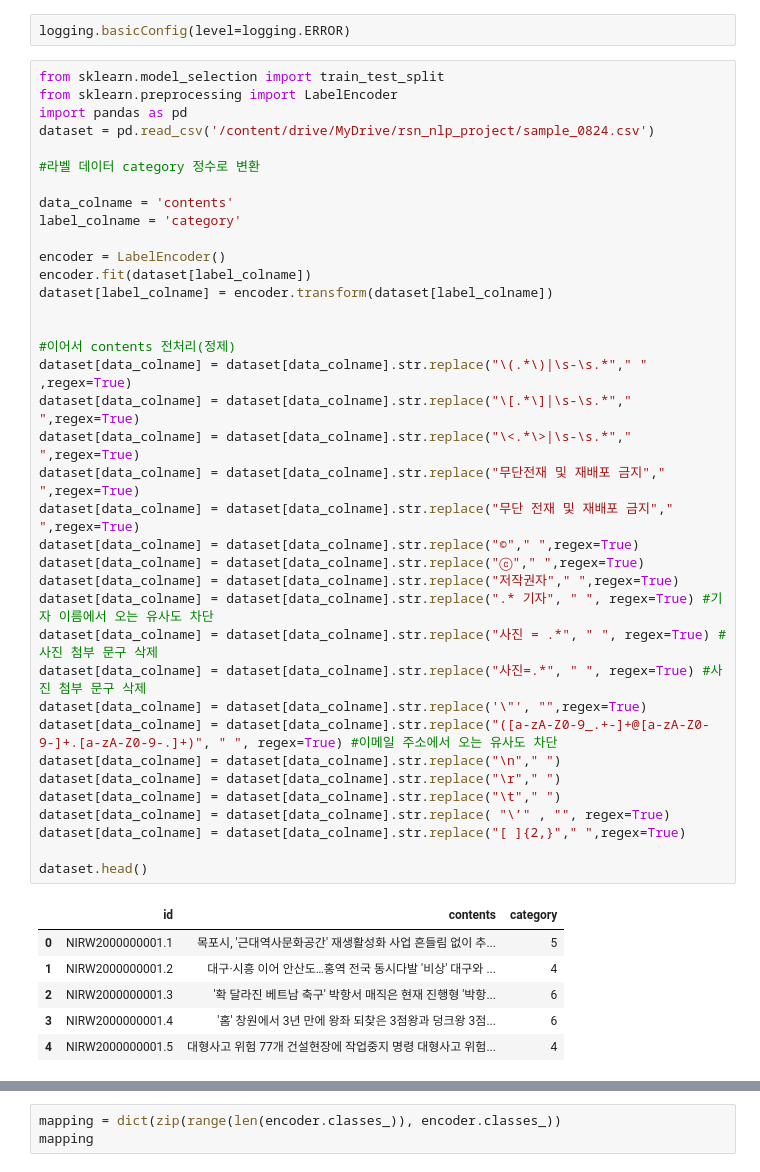
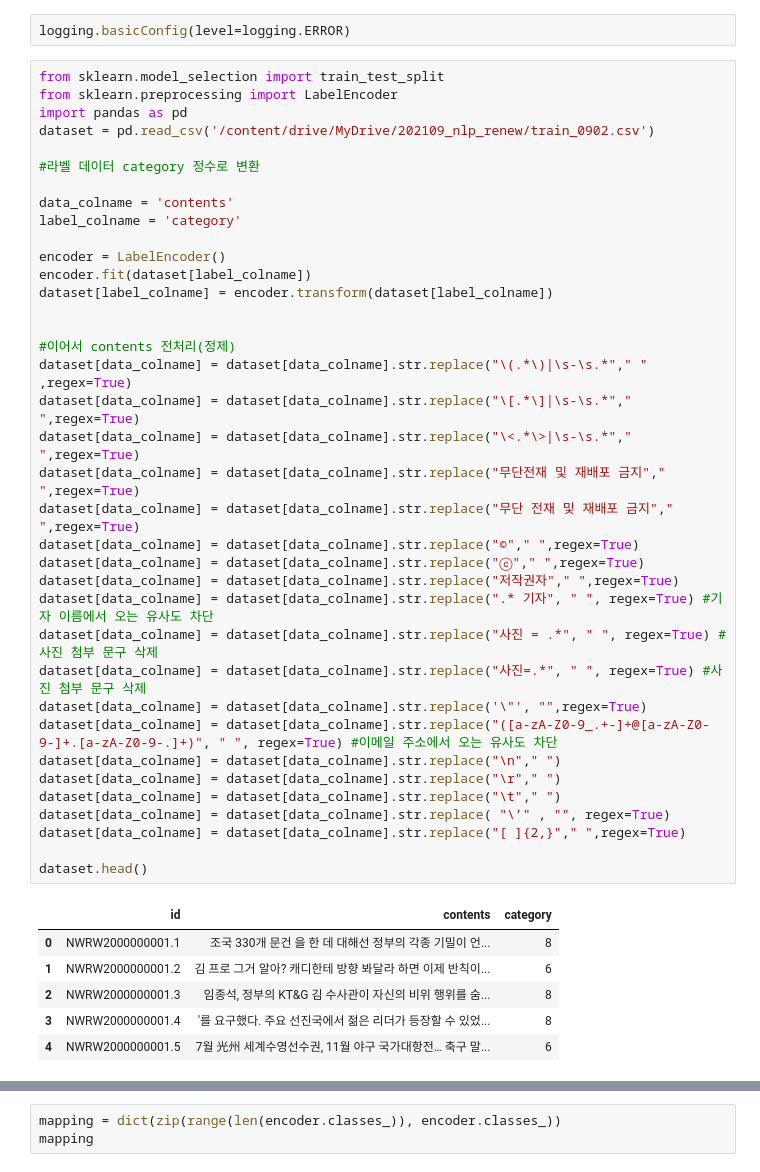
Before and after one commit to cateto/python4NLP, a Jupyter notebook: kobert/tensorflow_Kobert_주제분류_TPU.ipynb, the cells around one changed output, grey strips where cells are left out. Drawn from its saved outputs; the diff is of its cells as text.

```diff
--- a/kobert/tensorflow_Kobert_주제분류_TPU.ipynb
+++ b/kobert/tensorflow_Kobert_주제분류_TPU.ipynb
@@ -55,7 +55,7 @@ logging.basicConfig(level=logging.ERROR)
 from sklearn.model_selection import train_test_split
 from sklearn.preprocessing import LabelEncoder
 import pandas as pd
-dataset = pd.read_csv('/content/drive/MyDrive/rsn_nlp_project/sample_0824.csv')
+dataset = pd.read_csv('/content/drive/MyDrive/202109_nlp_renew/train_0902.csv')
 
 #라벨 데이터 category 정수로 변환
 
@@ -63,35 +63,35 @@ data_colname = 'contents'
 label_colname = 'category'
 
 encoder = LabelEncoder()
 encoder.fit(dataset[label_colname])
 dataset[label_colname] = encoder.transform(dataset[label_colname])
 
 
 #이어서 contents 전처리(정제)
 dataset[data_colname] = dataset[data_colname].str.replace("\(.*\)|\s-\s.*"," " ,regex=True)
 dataset[data_colname] = dataset[data_colname].str.replace("\[.*\]|\s-\s.*"," ",regex=True)
 dataset[data_colname] = dataset[data_colname].str.replace("\<.*\>|\s-\s.*"," ",regex=True)
 dataset[data_colname] = dataset[data_colname].str.replace("무단전재 및 재배포 금지"," ",regex=True)
 dataset[data_colname] = dataset[data_colname].str.replace("무단 전재 및 재배포 금지"," ",regex=True)
 dataset[data_colname] = dataset[data_colname].str.replace("©"," ",regex=True)
 dataset[data_colname] = dataset[data_colname].str.replace("ⓒ"," ",regex=True)
 dataset[data_colname] = dataset[data_colname].str.replace("저작권자"," ",regex=True)
 dataset[data_colname] = dataset[data_colname].str.replace(".* 기자", " ", regex=True) #기자 이름에서 오는 유사도 차단
 dataset[data_colname] = dataset[data_colname].str.replace("사진 = .*", " ", regex=True) #사진 첨부 문구 삭제
 dataset[data_colname] = dataset[data_colname].str.replace("사진=.*", " ", regex=True) #사진 첨부 문구 삭제
 dataset[data_colname] = dataset[data_colname].str.replace('\"', "",regex=True)
 dataset[data_colname] = dataset[data_colname].str.replace("([a-zA-Z0-9_.+-]+@[a-zA-Z0-9-]+.[a-zA-Z0-9-.]+)", " ", regex=True) #이메일 주소에서 오는 유사도 차단
 dataset[data_colname] = dataset[data_colname].str.replace("\n"," ")
 dataset[data_colname] = dataset[data_colname].str.replace("\r"," ")
 dataset[data_colname] = dataset[data_colname].str.replace("\t"," ")
 dataset[data_colname] = dataset[data_colname].str.replace( "\’" , "", regex=True)
 dataset[data_colname] = dataset[data_colname].str.replace("[ ]{2,}"," ",regex=True)
 
 dataset.head()
 # %% [output]
 |  | id | contents | category |
-| 0 | NIRW2000000001.1 | 목포시, '근대역사문화공간' 재생활성화 사업 흔들림 없이 추... | 5 |
-| 1 | NIRW2000000001.2 | 대구·시흥 이어 안산도…홍역 전국 동시다발 '비상' 대구와 ... | 4 |
-| 2 | NIRW2000000001.3 | '확 달라진 베트남 축구' 박항서 매직은 현재 진행형 '박항... | 6 |
-| 3 | NIRW2000000001.4 | '홈' 창원에서 3년 만에 왕좌 되찾은 3점왕과 덩크왕 3점... | 6 |
-| 4 | NIRW2000000001.5 | 대형사고 위험 77개 건설현장에 작업중지 명령 대형사고 위험... | 4 |
+| 0 | NWRW2000000001.1 | 조국 330개 문건 을 한 데 대해선 정부의 각종 기밀이 언... | 8 |
+| 1 | NWRW2000000001.2 | 김 프로 그거 알아? 캐디한테 방향 봐달라 하면 이제 반칙이... | 6 |
+| 2 | NWRW2000000001.3 | 임종석, 정부의 KT&G 김 수사관이 자신의 비위 행위를 숨... | 8 |
+| 3 | NWRW2000000001.4 | '를 요구했다. 주요 선진국에서 젊은 리더가 등장할 수 있었... | 8 |
+| 4 | NWRW2000000001.5 | 7월 光州 세계수영선수권, 11월 야구 국가대항전… 축구 말... | 6 |
```
Also changed, not shown: parts of 39 cells of this notebook.
